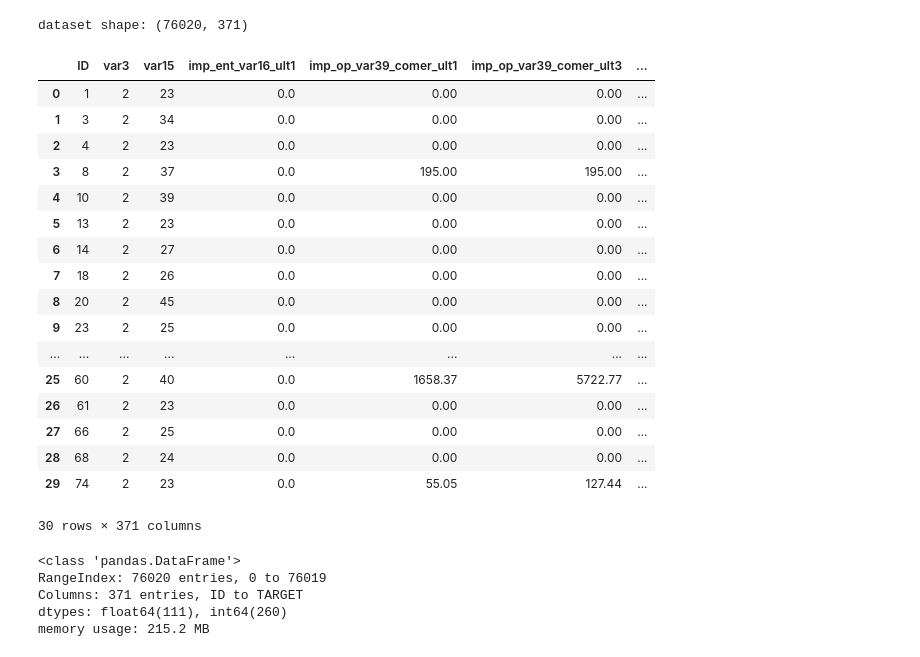
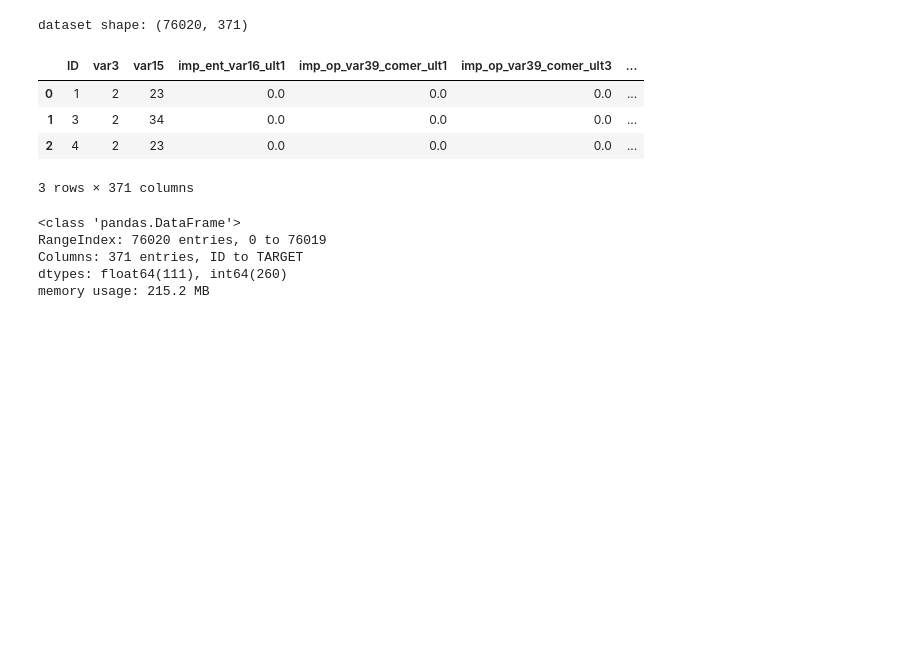
Before and after one commit to jcs19752510-ui/semi_project, a Jupyter notebook: 정찬성/ipynb/src/09 산탄데르 고객 만족 예측.ipynb, the cells around one changed output. Cells and saved outputs as stored; diff of their text form; code cells hidden in the pictures; blank space fills up the shorter version.

```diff
--- a/정찬성/ipynb/src/09 산탄데르 고객 만족 예측.ipynb
+++ b/정찬성/ipynb/src/09 산탄데르 고객 만족 예측.ipynb
@@ -12,39 +12,39 @@
 # 모델 파이프라인
 # 1. 데이터로딩 2. 불균형확인 3. 이상값 탐지 4.전처리 5.3단계 분할 6. XGB 학습 7. HyperOpt 튜닝 8. LGBM
 # %%
+# numpy : 수치 연산(배열, 행렬 계산 등)을 위한 라이브러리 임포트
 import numpy as np
+# pandas : 데이터프레임 기반 데이터 처리/분석 라이브러리 임포트
 import pandas as pd
+# matplotlib.pyplot : 그래프/시각화를 위한 모듈 임포트
 import matplotlib.pyplot as plt
+# matplotlib : 시각화 설정(폰트 등)을 위해 matplotlib 자체도 임포트
 import matplotlib
+# warnings : 경고 메시지 제어를 위한 표준 라이브러리 임포트
 import warnings
+# warnings.filterwarnings('ignore') : 실행 중 발생하는 경고 메시지를 화면에 출력하지 않도록 설정
 warnings.filterwarnings('ignore')
 
 
 # 1. 데이터 로딩(5초)
 # dataset shape: (76020 rows, 371 columns)
+
+# pd.read_csv(경로, encoding='latin-1') : 지정 경로의 csv 파일을 읽어 데이터프레임으로 로드
+#   - encoding='latin-1' : 파일 인코딩을 latin-1(서유럽어 인코딩)으로 지정하여 인코딩 오류 방지
 cust_df = pd.read_csv("../data/santander-customer-satisfaction/train.csv", encoding='latin-1')
+
+# cust_df.shape : (행 개수, 열 개수) 튜플 반환 → 로드된 데이터 크기 확인
 print('dataset shape:', cust_df.shape)
-cust_df.head(30)
+
+# cust_df.head(30) : 데이터프레임의 상위 30개 행을 출력하여 데이터 내용을 미리 확인
+cust_df.head(3)
 # %% [output]
 dataset shape: (76020, 371)
 |  | ID | var3 | var15 | imp_ent_var16_ult1 | imp_op_var39_comer_ult1 | imp_op_var39_comer_ult3 | ... |
-| 0 | 1 | 2 | 23 | 0.0 | 0.00 | 0.00 | ... |
-| 1 | 3 | 2 | 34 | 0.0 | 0.00 | 0.00 | ... |
-| 2 | 4 | 2 | 23 | 0.0 | 0.00 | 0.00 | ... |
-| 3 | 8 | 2 | 37 | 0.0 | 195.00 | 195.00 | ... |
-| 4 | 10 | 2 | 39 | 0.0 | 0.00 | 0.00 | ... |
-| 5 | 13 | 2 | 23 | 0.0 | 0.00 | 0.00 | ... |
-| 6 | 14 | 2 | 27 | 0.0 | 0.00 | 0.00 | ... |
-| 7 | 18 | 2 | 26 | 0.0 | 0.00 | 0.00 | ... |
-| 8 | 20 | 2 | 45 | 0.0 | 0.00 | 0.00 | ... |
-| 9 | 23 | 2 | 25 | 0.0 | 0.00 | 0.00 | ... |
-| ... | ... | ... | ... | ... | ... | ... | ... |
-| 25 | 60 | 2 | 40 | 0.0 | 1658.37 | 5722.77 | ... |
-| 26 | 61 | 2 | 23 | 0.0 | 0.00 | 0.00 | ... |
-| 27 | 66 | 2 | 25 | 0.0 | 0.00 | 0.00 | ... |
-| 28 | 68 | 2 | 24 | 0.0 | 0.00 | 0.00 | ... |
-| 29 | 74 | 2 | 23 | 0.0 | 55.05 | 127.44 | ... |
+| 0 | 1 | 2 | 23 | 0.0 | 0.0 | 0.0 | ... |
+| 1 | 3 | 2 | 34 | 0.0 | 0.0 | 0.0 | ... |
+| 2 | 4 | 2 | 23 | 0.0 | 0.0 | 0.0 | ... |
-30 rows × 371 columns
+3 rows × 371 columns
 # %%
 # info() : 전체 데이터 구조파악
 cust_df.info()
```
Also changed, not shown: parts of 20 cells of this notebook, 16 other files.
